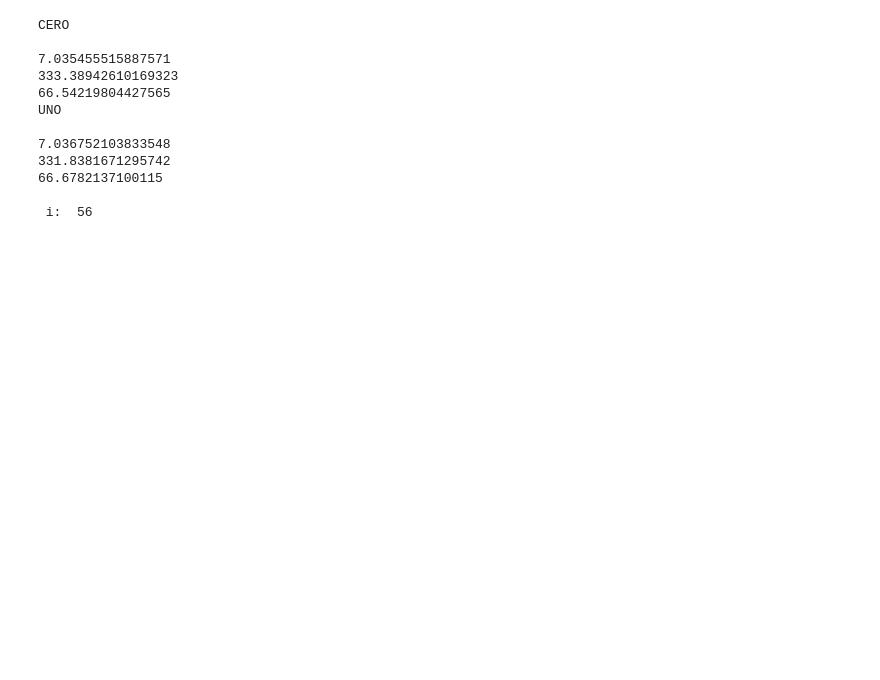
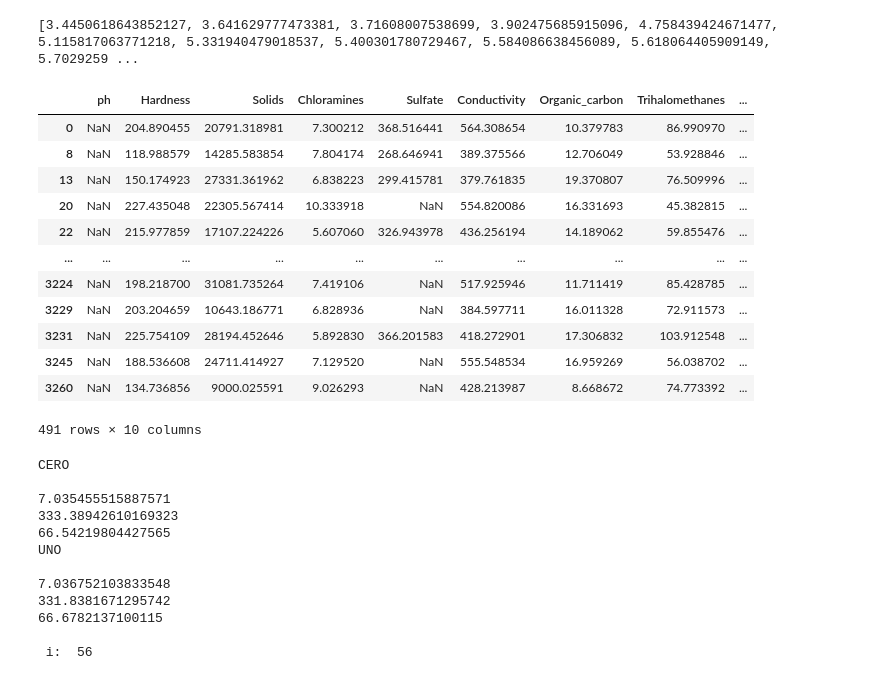
Before and after one commit to nicocernadas/Neural-Network, a Jupyter notebook: testeos.ipynb, the cells around one changed output. Saved outputs shown, nothing was run; the diff lists cells and outputs as text; code cells hidden in the pictures; blank space fills up the shorter version.

```diff
--- a/testeos.ipynb
+++ b/testeos.ipynb
@@ -57,36 +57,52 @@ def carga_nans(data_frame, data_ceros, data_unos):
     return new_df
 
 # NUEVO! <- El anterior hacia cualquier cosa
 def atipicos(valores_columna):
     ordered = sorted(valores_columna)
     n = len(valores_columna)
     Q1 = ordered[n // 4]
     Q2 = (ordered[n // 2 - 1] + ordered[n // 2]) / 2
     Q3 = ordered[3 * n // 4]
     iqr = Q3 - Q1
     # print('Max value: ', Q3 + (1.5 * iqr))
     # print('Min value: ', Q1 - (1.5 * iqr))
     # print('\n')
     # Entonces lo que quiero hacer es: Primero identificar los atipicos. Despues buscar esos atipicos en el dataframe, y eliminarlos. NO se hace con el indice xq son indices dis-
     # tintos, la columna no esta ordenada, 'ordered' si.
     values = []
     for value in ordered:
         if ((value > Q3 + (1.5 * iqr)) or (value < Q1 - (1.5 * iqr))):
             values.append(value)
-    return values
+    return values, iqr
 
 def limpieza(data_frame):
     new_df = data_frame.copy()
     columnas = new_df.columns.to_list()
-    for item in columnas[:-1]:
+    for item in columnas[:1]:
         indices = []
-        valores_at = atipicos(new_df[item].to_list())
+        valores_at = atipicos(new_df[item].to_list())[0]
+        print(valores_at)
         for value in valores_at:
             # Guarda en la lista los indices de las filas que sean iguales al value
             indices.append(new_df[new_df[item] == value].index[0])
         # Y despues las tira todas a la bosta
         new_df = new_df.drop(indices)
     return new_df
+# %% [output]
+[3.4450618643852127, 3.641629777473381, 3.71608007538699, 3.902475685915096, 4.758439424671477, 5.115817063771218, 5.331940479018537, 5.400301780729467, 5.584086638456089, 5.618064405909149, 5.7029259 ...
+|  | ph | Hardness | Solids | Chloramines | Sulfate | Conductivity | Organic_carbon | Trihalomethanes | ... |
+| 0 | NaN | 204.890455 | 20791.318981 | 7.300212 | 368.516441 | 564.308654 | 10.379783 | 86.990970 | ... |
+| 8 | NaN | 118.988579 | 14285.583854 | 7.804174 | 268.646941 | 389.375566 | 12.706049 | 53.928846 | ... |
+| 13 | NaN | 150.174923 | 27331.361962 | 6.838223 | 299.415781 | 379.761835 | 19.370807 | 76.509996 | ... |
+| 20 | NaN | 227.435048 | 22305.567414 | 10.333918 | NaN | 554.820086 | 16.331693 | 45.382815 | ... |
+| 22 | NaN | 215.977859 | 17107.224226 | 5.607060 | 326.943978 | 436.256194 | 14.189062 | 59.855476 | ... |
+| ... | ... | ... | ... | ... | ... | ... | ... | ... | ... |
+| 3224 | NaN | 198.218700 | 31081.735264 | 7.419106 | NaN | 517.925946 | 11.711419 | 85.428785 | ... |
+| 3229 | NaN | 203.204659 | 10643.186771 | 6.828936 | NaN | 384.597711 | 16.011328 | 72.911573 | ... |
+| 3231 | NaN | 225.754109 | 28194.452646 | 5.892830 | 366.201583 | 418.272901 | 17.306832 | 103.912548 | ... |
+| 3245 | NaN | 188.536608 | 24711.414927 | 7.129520 | NaN | 555.548534 | 16.959269 | 56.038702 | ... |
+| 3260 | NaN | 134.736856 | 9000.025591 | 9.026293 | NaN | 428.213987 | 8.668672 | 74.773392 | ... |
+491 rows × 10 columns
 # %%
 # Pruebas para ver que este cargando nans correctamente
 
```
Also changed, not shown: parts of 2 cells of this notebook.
